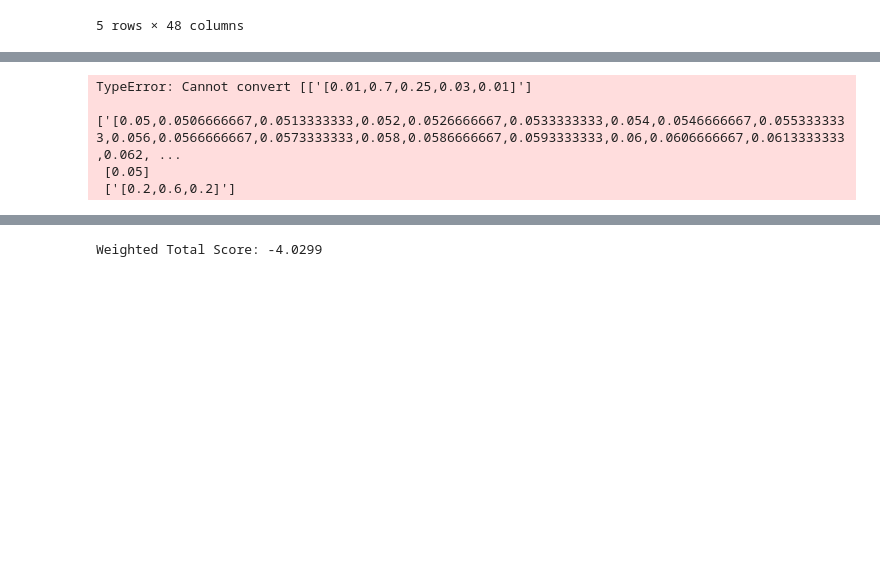
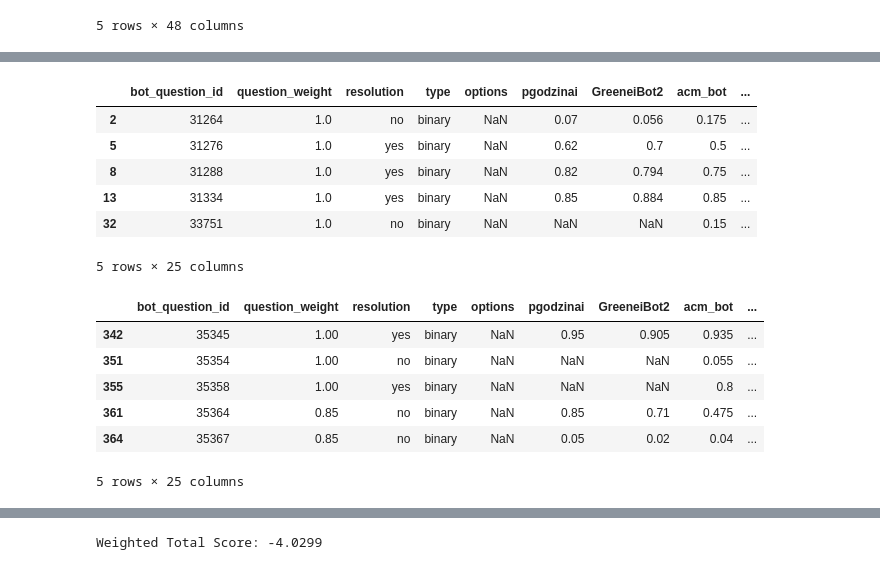
Before and after one commit to Metaculus/aib-analysis, a Jupyter notebook: AI_BENCHMARKING_ANALYSIS.ipynb, the cells around one changed output, grey strips where cells are left out. Drawn from its saved outputs; the diff is of its cells as text; code cells hidden in the pictures; blank space fills up the shorter version.

```diff
--- a/AI_BENCHMARKING_ANALYSIS.ipynb
+++ b/AI_BENCHMARKING_ANALYSIS.ipynb
@@ -1296,33 +1280,43 @@ Top 10 bots:
 # %%
 # @title Calculate df_bot_team_forecasts
 
 df_bot_team_forecasts = pd.merge(
     df_bot_forecasts,
-    df_pro_bot_resolved_questions[['bot_question_id', 'pro_question_id', 'question_weight', 'resolution']],
+    df_pro_bot_resolved_questions[['bot_question_id', 'pro_question_id', 'question_weight', 'resolution', 'type', 'options']],
     on='bot_question_id',
     how='left'
 )
 
 # KEEP ONLY ROWS WHERE PRO_QUESTION_ID IS NA
 df_bot_team_forecasts = df_bot_team_forecasts[~df_bot_team_forecasts['pro_question_id'].isna()]
 
-columns_to_keep = ['bot_question_id', 'question_weight', 'resolution'] + top_10_bots
+columns_to_keep = ['bot_question_id', 'question_weight', 'resolution', 'type', 'options'] + top_10_bots
 
 # Filter the DataFrame to keep only the specified columns
 df_bot_team_forecasts = df_bot_team_forecasts[columns_to_keep]
 
-# Calculate and add median forecasts for 2 to 10 bots
+# Calculate and add median forecasts for 1 to 10 bots
 for i in range(1, 11):
     bots_subset = top_10_bots[:i]
     column_name = f'median_forecast_{i}_bots'
     df_bot_team_forecasts[column_name] = calculate_median_forecast(df_bot_team_forecasts, bots_subset)
 
 display_head_and_tail(df_bot_team_forecasts)
 # %% [output]
+|  | bot_question_id | question_weight | resolution | type | options | pgodzinai | GreeneiBot2 | acm_bot | ... |
+| 2 | 31264 | 1.0 | no | binary | NaN | 0.07 | 0.056 | 0.175 | ... |
+| 5 | 31276 | 1.0 | yes | binary | NaN | 0.62 | 0.7 | 0.5 | ... |
+| 8 | 31288 | 1.0 | yes | binary | NaN | 0.82 | 0.794 | 0.75 | ... |
+| 13 | 31334 | 1.0 | yes | binary | NaN | 0.85 | 0.884 | 0.85 | ... |
+| 32 | 33751 | 1.0 | no | binary | NaN | NaN | NaN | 0.15 | ... |
-TypeError: Cannot convert [['[0.01,0.7,0.25,0.03,0.01]']
- ['[0.05,0.0506666667,0.0513333333,0.052,0.0526666667,0.0533333333,0.054,0.0546666667,0.0553333333,0.056,0.0566666667,0.0573333333,0.058,0.0586666667,0.0593333333,0.06,0.0606666667,0.0613333333,0.062, ...
- [0.05]
- ['[0.2,0.6,0.2]']
+5 rows × 25 columns
+|  | bot_question_id | question_weight | resolution | type | options | pgodzinai | GreeneiBot2 | acm_bot | ... |
+| 342 | 35345 | 1.00 | yes | binary | NaN | 0.95 | 0.905 | 0.935 | ... |
+| 351 | 35354 | 1.00 | no | binary | NaN | NaN | NaN | 0.055 | ... |
+| 355 | 35358 | 1.00 | yes | binary | NaN | NaN | NaN | 0.8 | ... |
+| 361 | 35364 | 0.85 | no | binary | NaN | 0.85 | 0.71 | 0.475 | ... |
+| 364 | 35367 | 0.85 | no | binary | NaN | 0.05 | 0.02 | 0.04 | ... |
+5 rows × 25 columns
 # %%
 # Sanity check
 a = df_bot_team_forecasts['question_weight'].sum()
```
Also changed, not shown: parts of 26 cells of this notebook, 3 other files.
